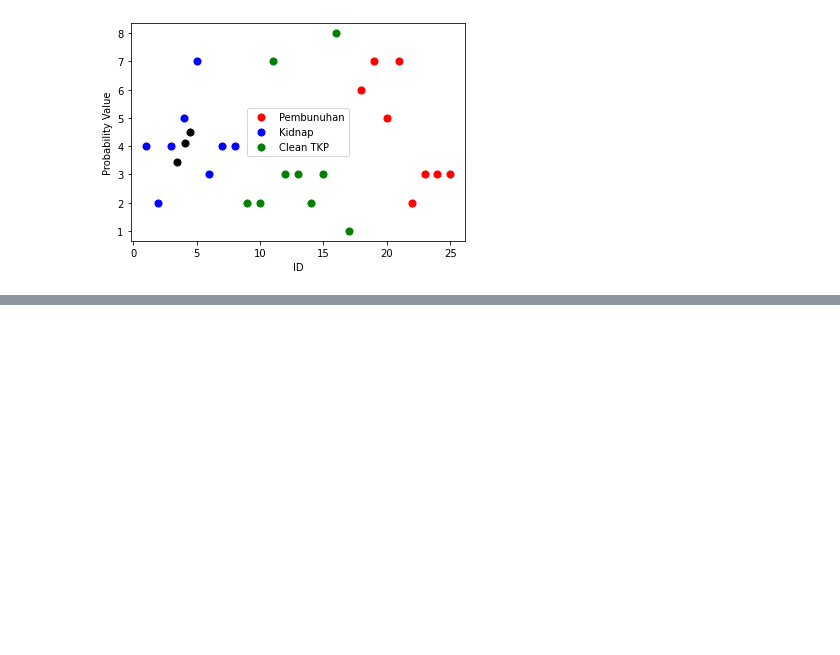
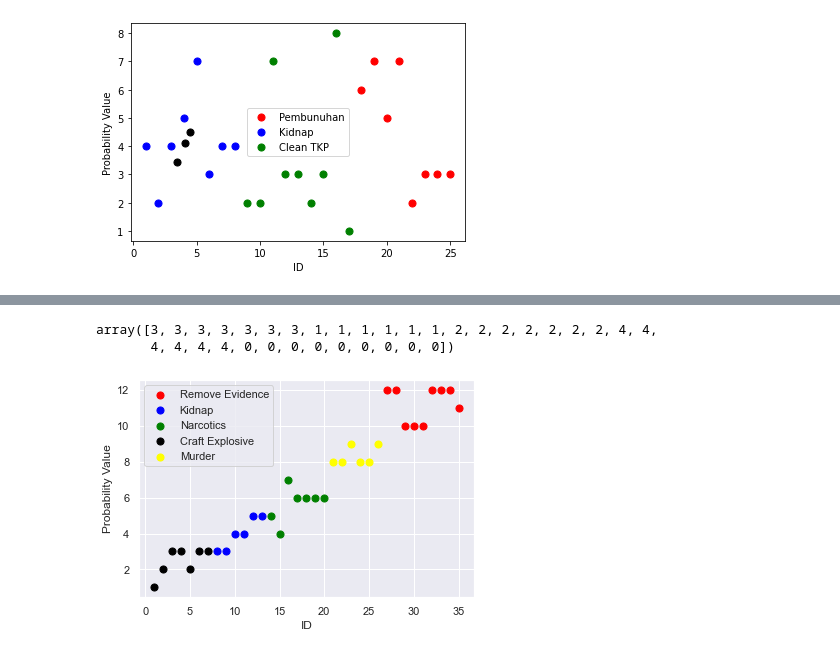
Before and after one commit to TioHalu/suspicious-item-detection, a Jupyter notebook: main.ipynb, the cells around one changed output, grey strips where cells are left out. Saved outputs shown, nothing was run; the diff lists cells and outputs as text; code cells hidden in the pictures; blank space fills up the shorter version.

Commit message:
week 3

```diff
--- a/main.ipynb
+++ b/main.ipynb
@@ -300,3 +301,15 @@ plt.legend(['Pembunuhan', 'Kidnap', 'Clean TKP'])
 # %% [output]
 <matplotlib.legend.Legend at 0x...>
 [figure]
+# %%
+#WEEK 3
+import numpy as np
+import pandas as pd
+import statsmodels.api as sm
+import matplotlib.pyplot as plt
+import seaborn as sns
+sns.set()
+from sklearn.cluster import KMeans
+
+data = pd.read_csv('./Dataset alpha 0.1.csv')
+data.head()
@@ -302,0 +323,34 @@ plt.legend(['Pembunuhan', 'Kidnap', 'Clean TKP'])
+# %%
+# kmeans clustering
+
+km = KMeans(n_clusters=5)
+y_predict = km.fit_predict(data[['ID', 'Probability Value']])
+y_predict
+# %% [output]
+array([3, 3, 3, 3, 3, 3, 3, 1, 1, 1, 1, 1, 1, 2, 2, 2, 2, 2, 2, 2, 4, 4,
+       4, 4, 4, 4, 0, 0, 0, 0, 0, 0, 0, 0, 0])
+# %%
+data['cluster'] = y_predict
+# %%
+# visualisasi data
+
+def visualisasi(data):
+    dataset1 = data[data.cluster == 0]
+    dataset2 = data[data.cluster == 1]
+    dataset3 = data[data.cluster == 2]
+    dataset4 = data[data.cluster == 3]
+    dataset5 = data[data.cluster == 4]
+    plt.scatter(dataset1.ID, dataset1['Probability Value'], c='red', s=50)
+    plt.scatter(dataset2.ID, dataset2['Probability Value'], c='blue', s=50)
+    plt.scatter(dataset3.ID, dataset3['Probability Value'], c='green', s=50)
+    plt.scatter(dataset4.ID, dataset4['Probability Value'], c='black', s=50)
+    plt.scatter(dataset5.ID, dataset5['Probability Value'], c='yellow', s=50)
+    # plt.scatter(km.cluster_centers_[:, 1], km.cluster_centers_[:, 1], c='black', s=50)
+    plt.ylabel('Probability Value')
+    plt.xlabel('ID')
+    plt.legend(['Remove Evidence', 'Kidnap', 'Narcotics','Craft Explosive','Murder'])
+    plt.show()
+
+visualisasi(data)
+# %% [output]
+[figure, added]
```
Also changed, not shown: parts of 5 cells of this notebook, 1 other file.
